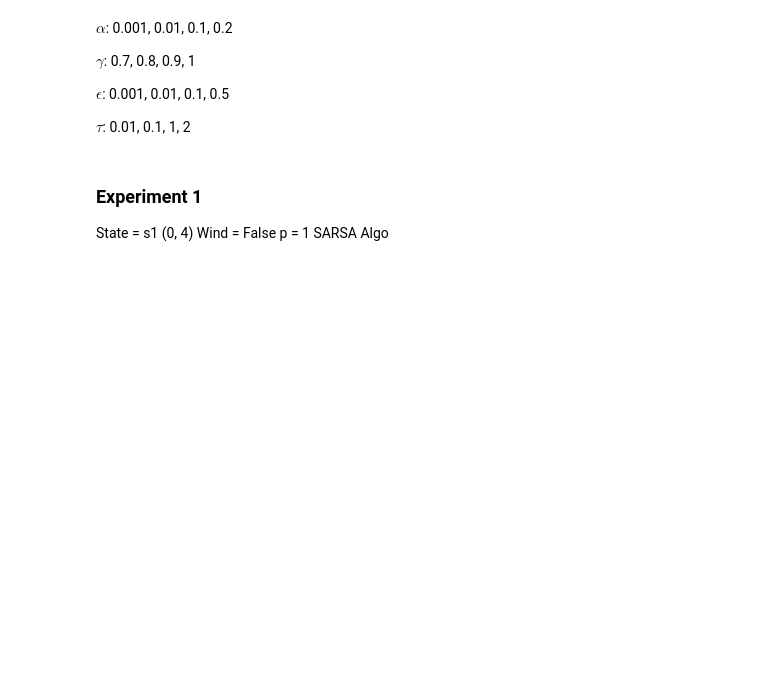
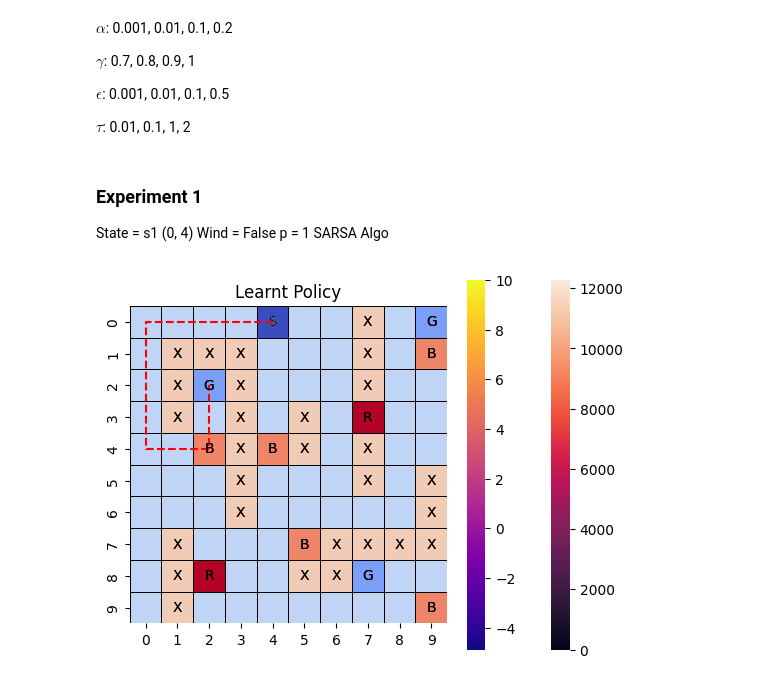
Before and after one commit to Xerefic/CS6700, a Jupyter notebook: Programming Assignment 1/Assignment 1.ipynb, the cells around one changed output. Cells and saved outputs as stored; diff of their text form; code cells hidden in the pictures; blank space fills up the shorter version.

```diff
--- a/Programming Assignment 1/Assignment 1.ipynb
+++ b/Programming Assignment 1/Assignment 1.ipynb
@@ -535,7 +535,8 @@ class PolicyTrainer:
 
         start_state = '_s1' if (self.env.start_state == np.array([0, 4])).all() else '_s2'
         wind_state = '_windy' if self.env.wind else '_clear'
-        name = self.update_policy.name + start_state + wind_state + self.exploration_policy.name + '_policy.jpg'
+        p_observation = str(self.env.p_good_trans)
+        name = self.update_policy.name + start_state + wind_state + "p:" + p_observation + self.exploration_policy.name + '_policy.jpg'
 
         _, _, path = self.evaluate()
 
@@ -549,7 +550,8 @@ class PolicyTrainer:
 
         start_state = '_s1' if (self.env.start_state == np.array([0, 4])).all() else '_s2'
         wind_state = '_windy' if self.env.wind else '_clear'
-        name = self.update_policy.name + start_state + wind_state + self.exploration_policy.name + '_reward.jpg'
+        p_observation = str(self.env.p_good_trans)
+        name = self.update_policy.name + start_state + wind_state + "p:" + p_observation + self.exploration_policy.name + '_reward.jpg'
 
         plt.title(f"Reward per Episode: Avg:{round(np.mean(self.rewards), 3)}, Max:{round(np.max(self.rewards), 3)}")
 
@@ -564,7 +566,8 @@ class PolicyTrainer:
 
         start_state = '_s1' if (self.env.start_state == np.array([0, 4])).all() else '_s2'
         wind_state = '_windy' if self.env.wind else '_clear'
-        name = self.update_policy.name + start_state + wind_state + self.exploration_policy.name + '_steps.jpg'
+        p_observation = str(self.env.p_good_trans)
+        name = self.update_policy.name + start_state + wind_state + "p:" + p_observation + self.exploration_policy.name + '_steps.jpg'
 
         plt.title(f"Steps per Episode: Avg:{round(np.mean(self.steps), 3)}, Max:{round(np.max(self.steps), 3)}, Min:{round(np.min(self.steps), 3)}")
 
@@ -579,7 +582,8 @@ class PolicyTrainer:
 
         start_state = '_s1' if (self.env.start_state == np.array([0, 4])).all() else '_s2'
         wind_state = '_windy' if self.env.wind else '_clear'
-        name = self.update_policy.name + start_state + wind_state + self.exploration_policy.name + '_heatmap.jpg'
+        p_observation = str(self.env.p_good_trans)
+        name = self.update_policy.name + start_state + wind_state + "p:" + p_observation + self.exploration_policy.name + '_heatmap.jpg'
 
         plt.title("State Visits")
         hmap_visits = np.mean(self.hmap_visits, axis=0)
@@ -592,7 +596,8 @@ class PolicyTrainer:
 
         start_state = '_s1' if (self.env.start_state == np.array([0, 4])).all() else '_s2'
         wind_state = '_windy' if self.env.wind else '_clear'
-        name = self.update_policy.name + start_state + wind_state + self.exploration_policy.name + '_Q.jpg'
+        p_observation = str(self.env.p_good_trans)
+        name = self.update_policy.name + start_state + wind_state + "p:" + p_observation + self.exploration_policy.name + '_Q.jpg'
 
         plt.title(f"Q Value: Avg:{round(np.mean(self.hmap_Q), 3)}, Max:{round(np.max(self.hmap_Q), 3)}, Min:{round(np.min(self.hmap_Q), 3)}")
         Q = np.mean(self.hmap_Q, axis=0)
@@ -717,20 +724,14 @@ p = 1
 SARSA Algo
 # %%
 env = get_env('s1', wind=False, p_good_transition=1.0)
-optimal_hyperparams = reward_grid_search(env, alphas, gammas, epsilons, tau, model="sarsa")
-if "tau" in list(optimal_hyperparams.keys()):
-    # Softmax is Best
-    exploration_policy = SoftmaxPolicy(tau=optimal_hyperparams["tau"], actions=np.arange(env.num_actions))
-elif "epsilon" in list(optimal_hyperparams.keys()):
-    # Epsilon Greedy is Best
-    exploration_policy = EpGreedyPolicy(epsilon=optimal_hyperparams["epsilon"], actions=np.arange(env.num_actions))
-update_policy = SARSAUpdate(alpha=optimal_hyperparams["alpha"], gamma=optimal_hyperparams["gamma"])
-trainer = PolicyTrainer(env, exploration_policy, update_policy, episodes=100, runs=5)
+update_policy = SARSAUpdate(alpha=0.1, gamma=0.8)
+exploration_policy = EpGreedyPolicy(epsilon=0.2, actions=np.arange(env.num_actions))
+trainer = PolicyTrainer(env, exploration_policy, update_policy, episodes=10000, runs=5)
 trainer.train()
-
-# Plotting
 trainer.plot_reward()
 trainer.plot_steps()
 trainer.plot_visits()
 trainer.plot_Q()
 trainer.plot_policy()
+# %% [output]
+[figure, added]
```
Also changed, not shown: parts of 3 cells of this notebook.
